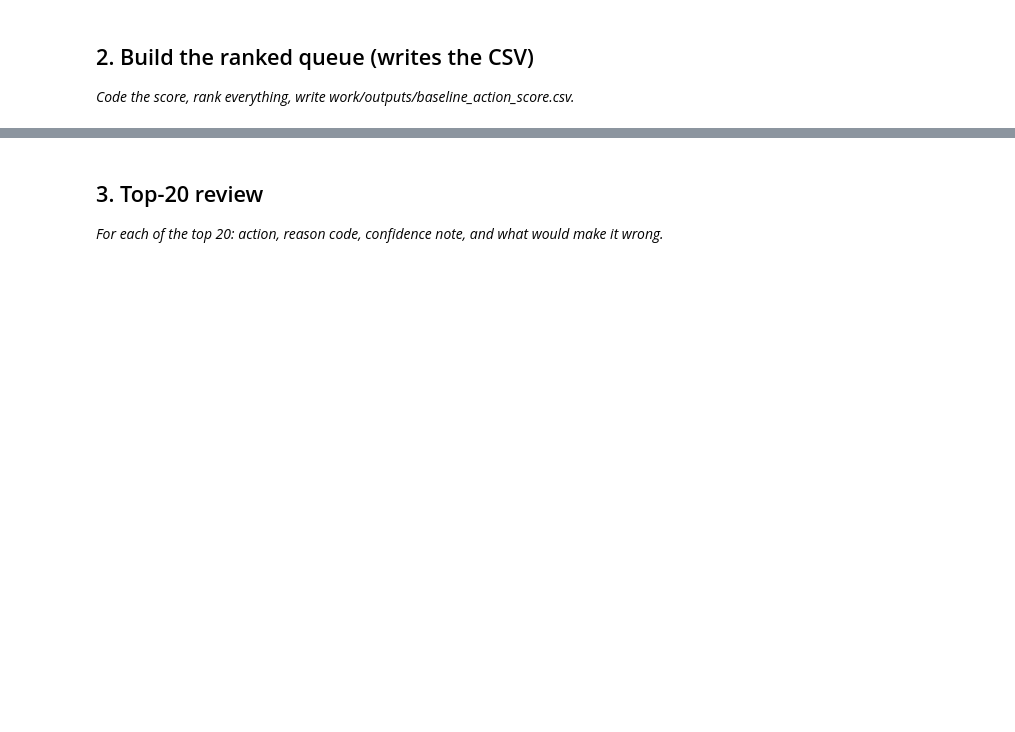
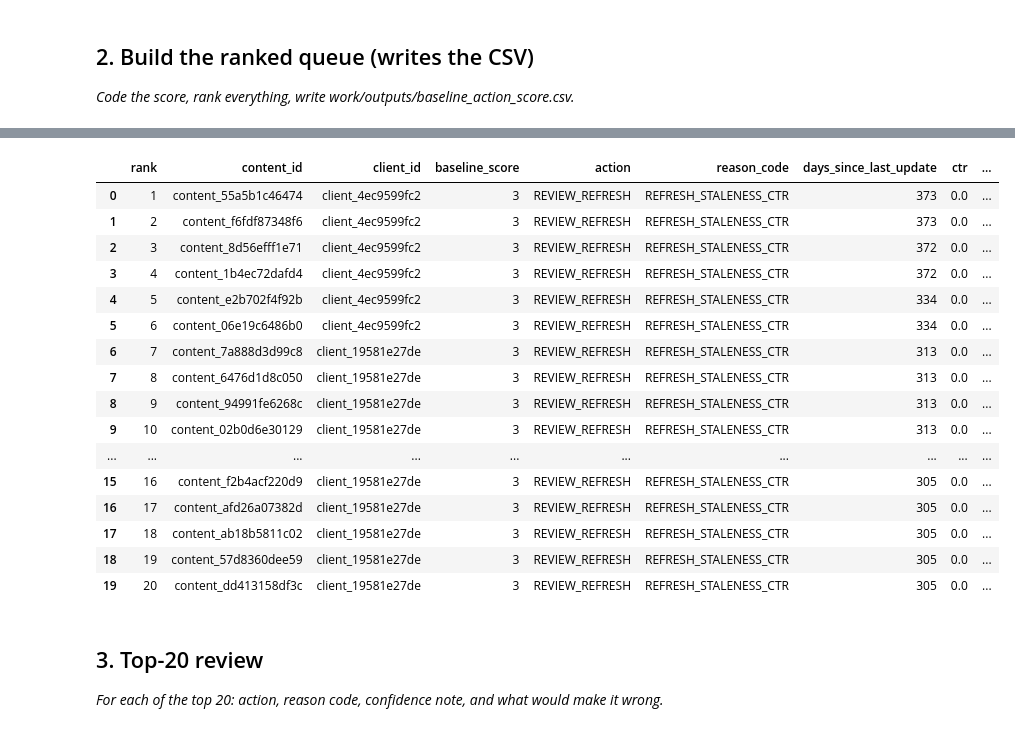
Before and after one commit to Asadnaeem23/flyrank-ml-internship, a Jupyter notebook: work/notebooks/w04_baseline_score.ipynb, the cells around one changed output, grey strips where cells are left out. Saved outputs shown, nothing was run; the diff lists cells and outputs as text; code cells hidden in the pictures; blank space fills up the shorter version.

```diff
--- a/work/notebooks/w04_baseline_score.ipynb
+++ b/work/notebooks/w04_baseline_score.ipynb
@@ -22,0 +172,83 @@ This skeleton is yours to fill. Work the sections **in order** — each one has
+# %%
+# This cell is for CODE (numbers, a query, a check).
+# Write your text answer in the cell ABOVE this one — typing sentences here breaks Run All.
+# Section 2: Build the ranked baseline queue.
+
+import os
+import pandas as pd
+
+# Use the same Content Refresh dataset used in Section 1.
+data_path = "data/raw/content_refresh_anonymized.csv"
+df = pd.read_csv(data_path)
+
+# Calculate points from staleness.
+df["staleness_points"] = 0
+
+df.loc[
+    df["days_since_last_update"].between(91, 180, inclusive="both"),
+    "staleness_points"
+] = 1
+
+df.loc[
+    df["days_since_last_update"] > 180,
+    "staleness_points"
+] = 2
+
+# Calculate points from low CTR.
+df["ctr_points"] = (
+    df["ctr"] < 0.5
+).astype(int)
+
+# Final baseline score.
+df["baseline_score"] = (
+    df["staleness_points"] +
+    df["ctr_points"]
+)
+
+# Action label.
+df["action"] = df["baseline_score"].apply(
+    lambda x: "REVIEW_REFRESH" if x >= 2 else "NO_ACTION"
+)
+
+# One reason code.
+df["reason_code"] = df["baseline_score"].apply(
+    lambda x: "REFRESH_STALENESS_CTR"
+    if x >= 2
+    else "NO_PRIORITY_SIGNAL"
+)
+
+# Rank all content items.
+df = df.sort_values(
+    ["baseline_score", "days_since_last_update", "ctr"],
+    ascending=[False, False, True]
+).reset_index(drop=True)
+
+df["rank"] = df.index + 1
+
+# Keep useful fields in the output queue.
+queue_columns = [
+    "rank",
+    "content_id",
+    "client_id",
+    "baseline_score",
+    "action",
+    "reason_code",
+    "days_since_last_update",
+    "ctr",
+    "impressions_90d"
+]
+
+queue = df[queue_columns].copy()
+
+# Write the required CSV.
+output_path = "work/outputs/baseline_action_score.csv"
+os.makedirs("work/outputs", exist_ok=True)
+
+queue.to_csv(output_path, index=False)
+
+print(f"Queue written to: {output_path}")
+print(f"Rows written: {len(queue):,}")
+
+print("\nTop 20 rows:")
+display(queue.head(20))
+# %% [output]
@@ -23,3 +259,20 @@ This skeleton is yours to fill. Work the sections **in order** — each one has
+|  | rank | content_id | client_id | baseline_score | action | reason_code | days_since_last_update | ctr | ... |
+| 0 | 1 | content_55a5b1c46474 | client_4ec9599fc2 | 3 | REVIEW_REFRESH | REFRESH_STALENESS_CTR | 373 | 0.0 | ... |
+| 1 | 2 | content_f6fdf87348f6 | client_4ec9599fc2 | 3 | REVIEW_REFRESH | REFRESH_STALENESS_CTR | 373 | 0.0 | ... |
+| 2 | 3 | content_8d56efff1e71 | client_4ec9599fc2 | 3 | REVIEW_REFRESH | REFRESH_STALENESS_CTR | 372 | 0.0 | ... |
+| 3 | 4 | content_1b4ec72dafd4 | client_4ec9599fc2 | 3 | REVIEW_REFRESH | REFRESH_STALENESS_CTR | 372 | 0.0 | ... |
+| 4 | 5 | content_e2b702f4f92b | client_4ec9599fc2 | 3 | REVIEW_REFRESH | REFRESH_STALENESS_CTR | 334 | 0.0 | ... |
+| 5 | 6 | content_06e19c6486b0 | client_4ec9599fc2 | 3 | REVIEW_REFRESH | REFRESH_STALENESS_CTR | 334 | 0.0 | ... |
+| 6 | 7 | content_7a888d3d99c8 | client_19581e27de | 3 | REVIEW_REFRESH | REFRESH_STALENESS_CTR | 313 | 0.0 | ... |
+| 7 | 8 | content_6476d1d8c050 | client_19581e27de | 3 | REVIEW_REFRESH | REFRESH_STALENESS_CTR | 313 | 0.0 | ... |
+| 8 | 9 | content_94991fe6268c | client_19581e27de | 3 | REVIEW_REFRESH | REFRESH_STALENESS_CTR | 313 | 0.0 | ... |
+| 9 | 10 | content_02b0d6e30129 | client_19581e27de | 3 | REVIEW_REFRESH | REFRESH_STALENESS_CTR | 313 | 0.0 | ... |
+| ... | ... | ... | ... | ... | ... | ... | ... | ... | ... |
+| 15 | 16 | content_f2b4acf220d9 | client_19581e27de | 3 | REVIEW_REFRESH | REFRESH_STALENESS_CTR | 305 | 0.0 | ... |
+| 16 | 17 | content_afd26a07382d | client_19581e27de | 3 | REVIEW_REFRESH | REFRESH_STALENESS_CTR | 305 | 0.0 | ... |
+| 17 | 18 | content_ab18b5811c02 | client_19581e27de | 3 | REVIEW_REFRESH | REFRESH_STALENESS_CTR | 305 | 0.0 | ... |
+| 18 | 19 | content_57d8360dee59 | client_19581e27de | 3 | REVIEW_REFRESH | REFRESH_STALENESS_CTR | 305 | 0.0 | ... |
+| 19 | 20 | content_dd413158df3c | client_19581e27de | 3 | REVIEW_REFRESH | REFRESH_STALENESS_CTR | 305 | 0.0 | ... |
 # %% [markdown]
 ## 3. Top-20 review
 
```
Also changed, not shown: parts of 15 cells of this notebook.
